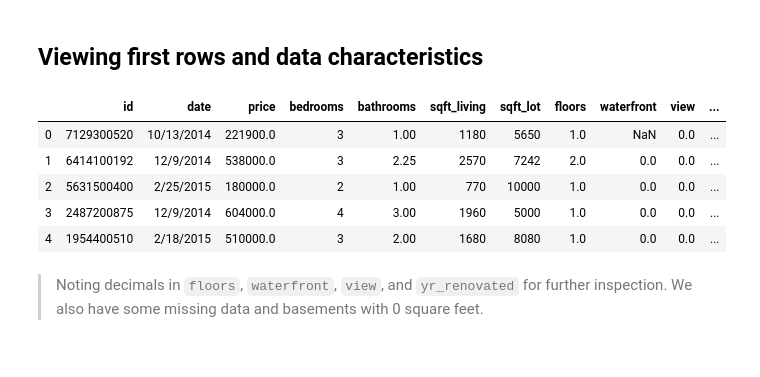
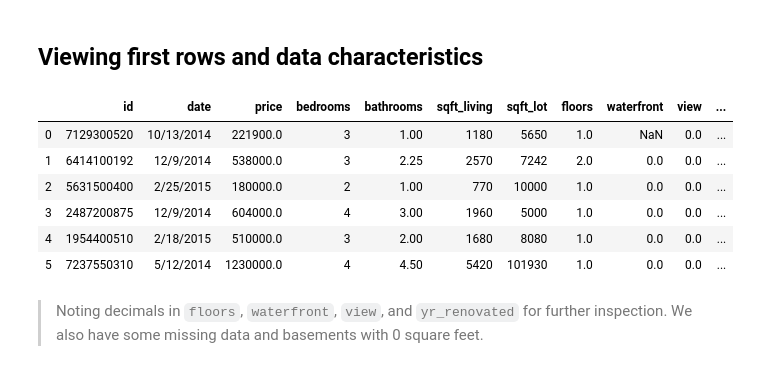
Before and after one commit to jammy-bot/dsc-mod-2-project-v2-1-online-ds-ft-120919, a Jupyter notebook: 1-obtain-and scrub.ipynb, the cells around one changed output. Drawn from its saved outputs; the diff is of its cells as text; code cells hidden in the pictures.

```diff
--- a/1-obtain-and scrub.ipynb
+++ b/1-obtain-and scrub.ipynb
@@ -76,18 +76,19 @@ memory usage: 3.5+ MB
 # %% [markdown]
 ## Viewing first rows and data characteristics
 # %%
-# setting to view all columns
+# setting default view to show columns
 pd.set_option('display.max_columns', 999)
 
 # viewing the first rows
-data.head()
+data.head(6)
 # %% [output]
 |  | id | date | price | bedrooms | bathrooms | sqft_living | sqft_lot | floors | waterfront | view | ... |
 | 0 | 7129300520 | 10/13/2014 | 221900.0 | 3 | 1.00 | 1180 | 5650 | 1.0 | NaN | 0.0 | ... |
 | 1 | 6414100192 | 12/9/2014 | 538000.0 | 3 | 2.25 | 2570 | 7242 | 2.0 | 0.0 | 0.0 | ... |
 | 2 | 5631500400 | 2/25/2015 | 180000.0 | 2 | 1.00 | 770 | 10000 | 1.0 | 0.0 | 0.0 | ... |
 | 3 | 2487200875 | 12/9/2014 | 604000.0 | 4 | 3.00 | 1960 | 5000 | 1.0 | 0.0 | 0.0 | ... |
 | 4 | 1954400510 | 2/18/2015 | 510000.0 | 3 | 2.00 | 1680 | 8080 | 1.0 | 0.0 | 0.0 | ... |
+| 5 | 7237550310 | 5/12/2014 | 1230000.0 | 4 | 4.50 | 5420 | 101930 | 1.0 | 0.0 | 0.0 | ... |
 # %% [markdown]
 > Noting decimals in `floors`, `waterfront`, `view`, and `yr_renovated` for further inspection.
 We also have some missing data and basements with 0 square feet.
```
Also changed, not shown: parts of 164 cells of this notebook, 2 other files.
